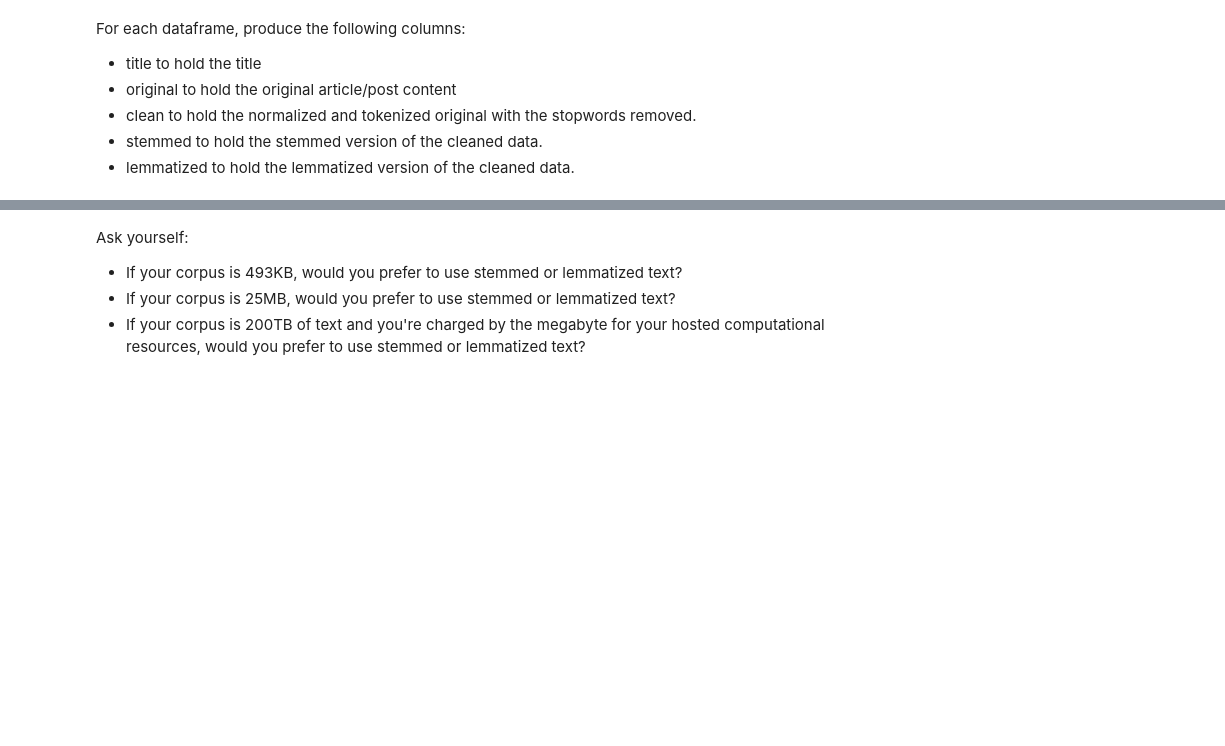
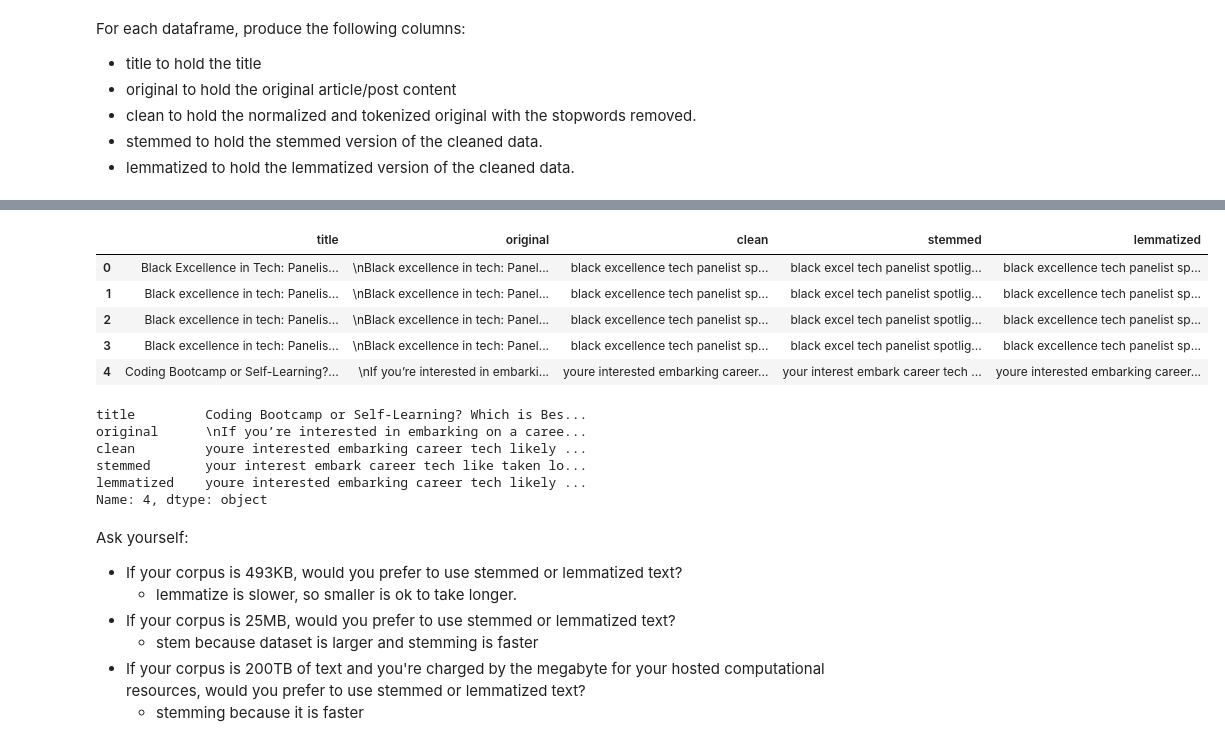
Before and after one commit to jorgellopez38/natural-language-processing-exercises, a Jupyter notebook: prepare.ipynb, the cells around one changed output, grey strips where cells are left out. Cells and saved outputs as stored; diff of their text form; code cells hidden in the pictures; blank space fills up the shorter version.

```diff
--- a/prepare.ipynb
+++ b/prepare.ipynb
@@ -145,7 +145,7 @@ Replace anything that is not a letter, number, whitespace or a single quote.
 # %%
 def basic_clean(string):
     string = string.lower()
-    string = unicodedata.normalize('NFKD', string).encode('ascii', 'ignore').decode('utf-8')
+    string = unicodedata.normalize('NFKD', string).encode('ascii', 'ignore').decode('utf-8', 'ignore')
     string = re.sub(r'[^a-z0-9\s]', '', string)
 
     return string
@@ -253,5 +286,4 @@ news_df
 # %% [markdown]
 Make another dataframe for the Codeup blog posts. Name the dataframe codeup_df.
 # %%
-codeup_df = a.get_blog_articles()
-codeup_df
+codeup_df = pd.DataFrame(a.get_blog_articles('blog_posts.json'))
@@ -266,6 +374,32 @@ For each dataframe, produce the following columns:
+# %%
+#assign variable to our new prepped dataframe
+prep_codeup = prep_article_data(codeup_df, 'content', extra_words =[], exclude_words=[])
+
+#take a look
+prep_codeup.head(5)
+# %% [output]
+|  | title | original | clean | stemmed | lemmatized |
+| 0 | Black Excellence in Tech: Panelis... | \nBlack excellence in tech: Panel... | black excellence tech panelist sp... | black excel tech panelist spotlig... | black excellence tech panelist sp... |
+| 1 | Black excellence in tech: Panelis... | \nBlack excellence in tech: Panel... | black excellence tech panelist sp... | black excel tech panelist spotlig... | black excellence tech panelist sp... |
+| 2 | Black excellence in tech: Panelis... | \nBlack excellence in tech: Panel... | black excellence tech panelist sp... | black excel tech panelist spotlig... | black excellence tech panelist sp... |
+| 3 | Black excellence in tech: Panelis... | \nBlack excellence in tech: Panel... | black excellence tech panelist sp... | black excel tech panelist spotlig... | black excellence tech panelist sp... |
+| 4 | Coding Bootcamp or Self-Learning?... | \nIf you’re interested in embarki... | youre interested embarking career... | your interest embark career tech ... | youre interested embarking career... |
+# %%
+#take a look at one article
+prep_codeup.iloc[4]
+# %% [output]
+title         Coding Bootcamp or Self-Learning? Which is Bes...
+original      \nIf you’re interested in embarking on a caree...
+clean         youre interested embarking career tech likely ...
+stemmed       your interest embark career tech like taken lo...
+lemmatized    youre interested embarking career tech likely ...
+Name: 4, dtype: object
 # %% [markdown]
 Ask yourself:
 
 - If your corpus is 493KB, would you prefer to use stemmed or lemmatized text?
+    - lemmatize is slower, so smaller is ok to take longer.
 - If your corpus is 25MB, would you prefer to use stemmed or lemmatized text?
+    - stem because dataset is larger and stemming is faster
 - If your corpus is 200TB of text and you're charged by the megabyte for your hosted computational resources, would you prefer to use stemmed or lemmatized text?
+    - stemming because it is faster
```
Also changed, not shown: parts of 14 cells of this notebook, 2 other files.
